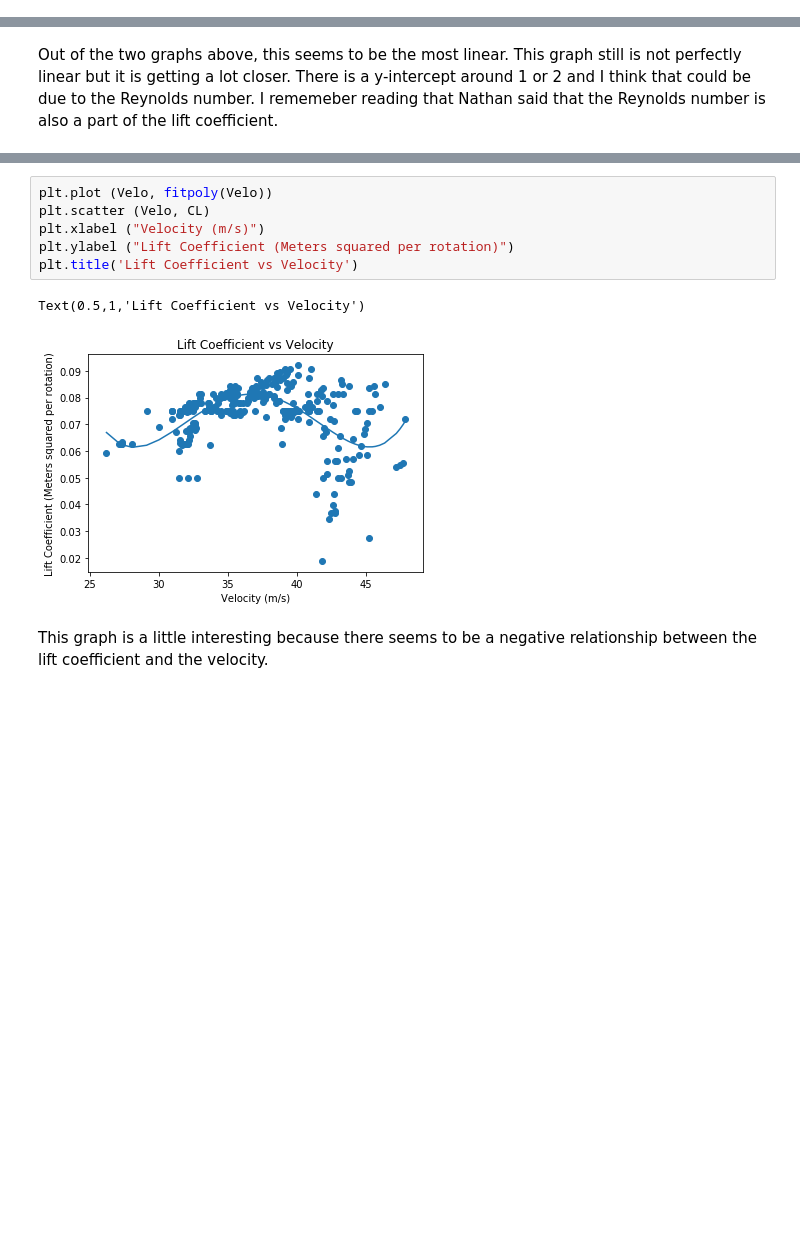
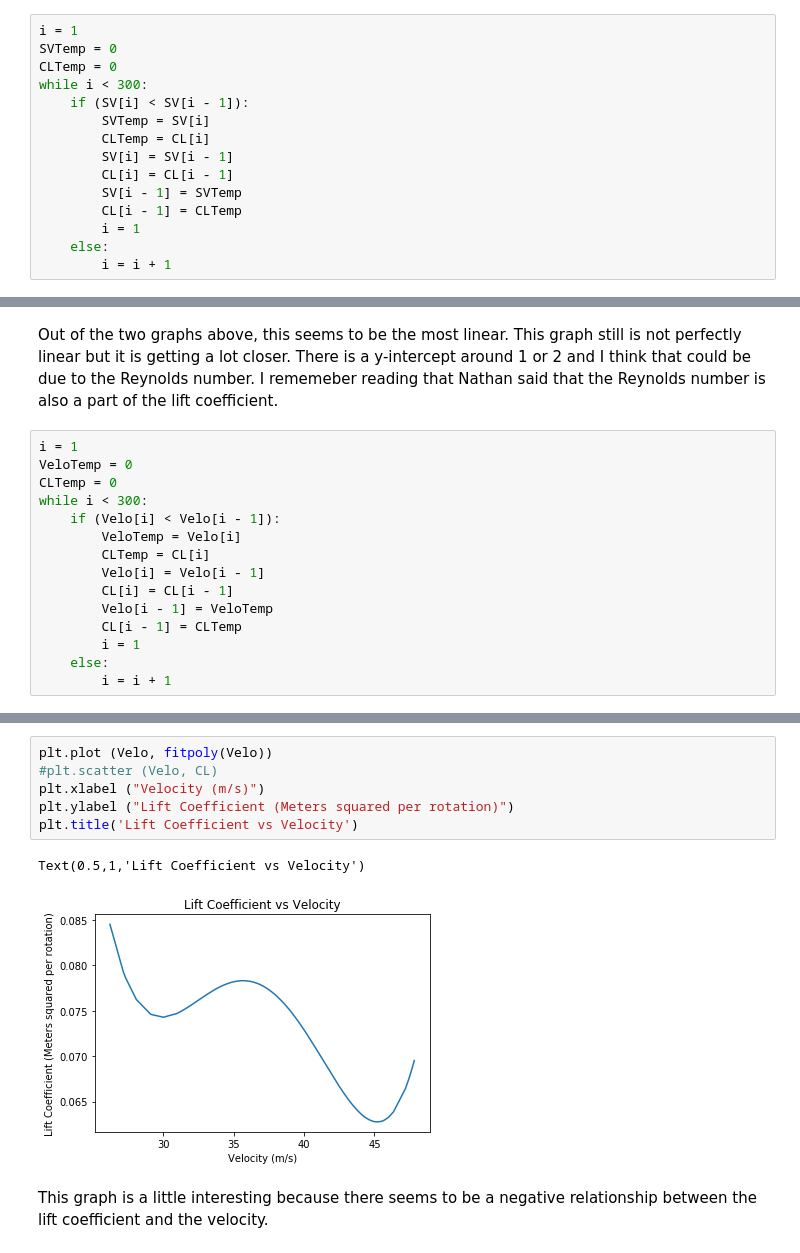
Before and after one commit to carl1326/Senior-Capstone, a Jupyter notebook: Carle Capstone Final-Shooter.ipynb, the cells around one changed output, grey strips where cells are left out. Saved outputs shown, nothing was run; the diff lists cells and outputs as text; blank space fills up the shorter version.

```diff
--- a/Carle Capstone Final-Shooter.ipynb
+++ b/Carle Capstone Final-Shooter.ipynb
@@ -164,5 +187,20 @@ Text(0.5,1,'Lift Coefficient vs Spin Factor')
 # %% [markdown]
 This does not seem to be a linear relationship. THere potentiall is one from spin factors 0 to about 0.02 but then it is not linear for the rest of the graph.
+# %%
+i = 1
+SVTemp = 0
+CLTemp = 0
+while i < 300:
+    if (SV[i] < SV[i - 1]):
+        SVTemp = SV[i]
+        CLTemp = CL[i]
+        SV[i] = SV[i - 1]
+        CL[i] = CL[i - 1]
+        SV[i - 1] = SVTemp
+        CL[i - 1] = CLTemp
+        i = 1
+    else:
+        i = i + 1
 # %%
 fit = np.polyfit(SV, CL, 4)
 fitpoly = np.poly1d(fit)
@@ -178,5 +219,20 @@ Text(0.5,1,'Lift Coefficient vs Spin Factor * Velocity')
 # %% [markdown]
 Out of the two graphs above, this seems to be the most linear. This graph still is not perfectly linear but it is getting a lot closer. There is a y-intercept around 1 or 2 and I think that could be due to the Reynolds number. I rememeber reading that Nathan said that the Reynolds number is also a part of the lift coefficient.
+# %%
+i = 1
+VeloTemp = 0
+CLTemp = 0
+while i < 300:
+    if (Velo[i] < Velo[i - 1]):
+        VeloTemp = Velo[i]
+        CLTemp = CL[i]
+        Velo[i] = Velo[i - 1]
+        CL[i] = CL[i - 1]
+        Velo[i - 1] = VeloTemp
+        CL[i - 1] = CLTemp
+        i = 1
+    else:
+        i = i + 1
 # %%
 fit = np.polyfit(Velo, CL, 4)
 fitpoly = np.poly1d(fit)
@@ -183,11 +243,11 @@ fitpoly = np.poly1d(fit)
 # %%
 plt.plot (Velo, fitpoly(Velo))
-plt.scatter (Velo, CL)
+#plt.scatter (Velo, CL)
 plt.xlabel ("Velocity (m/s)")
 plt.ylabel ("Lift Coefficient (Meters squared per rotation)")
 plt.title('Lift Coefficient vs Velocity')
 # %% [output]
 Text(0.5,1,'Lift Coefficient vs Velocity')
-[figure, old version]
+[figure, new version]
 # %% [markdown]
 This graph is a little interesting because there seems to be a negative relationship between the lift coefficient and the velocity.
```
Also changed, not shown: parts of 12 cells of this notebook.
